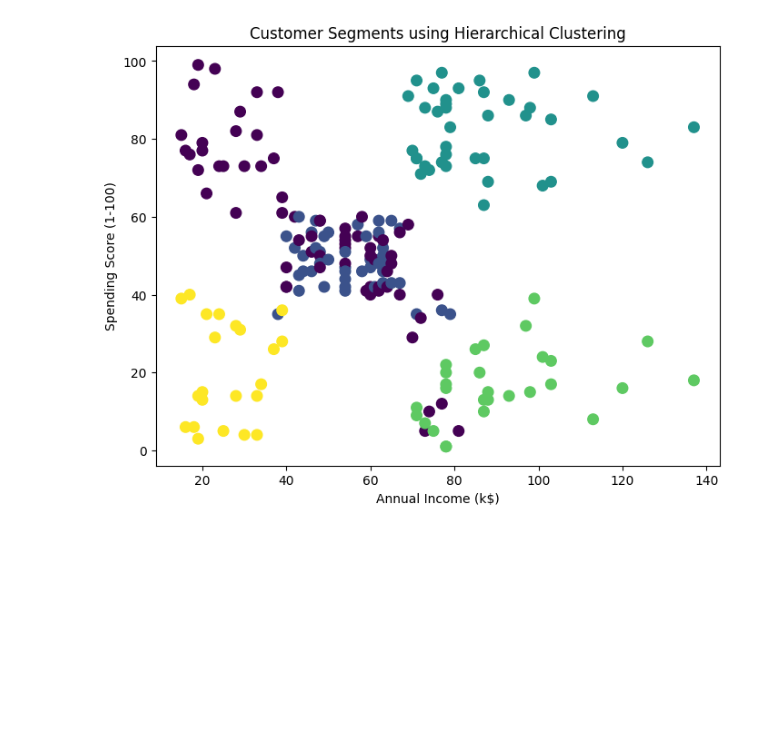
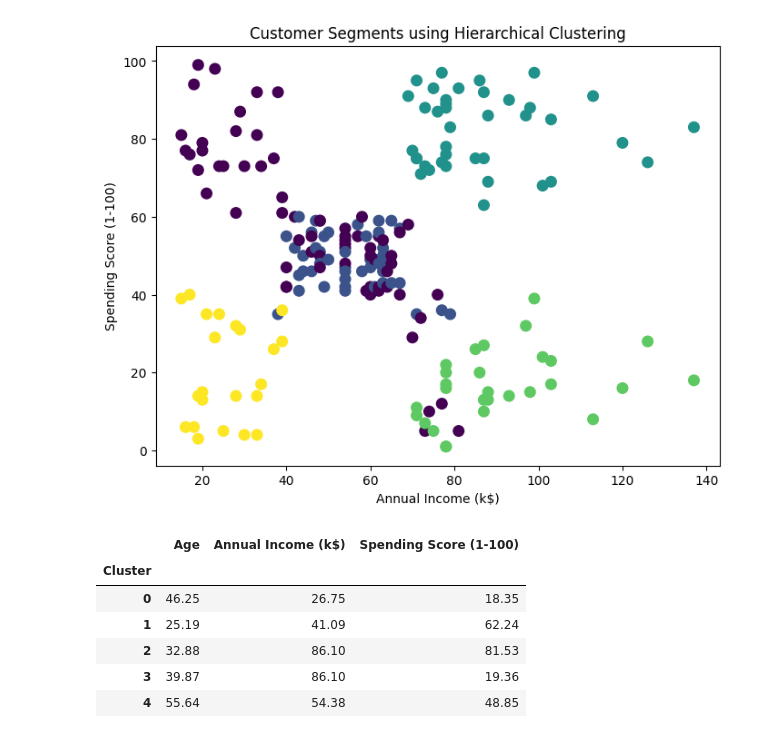
Before and after one commit to haneef333/customer-segmentation, a Jupyter notebook: notebooks/customer_segmentation.ipynb, the cells around one changed output. Cells and saved outputs as stored; diff of their text form; code cells hidden in the pictures; blank space fills up the shorter version.

Commit message:
docs: justify K=5 selection and name customer segments based on cluster averages

```diff
--- a/notebooks/customer_segmentation.ipynb
+++ b/notebooks/customer_segmentation.ipynb
@@ -367,3 +367,19 @@ plt.title("Customer Segments using Hierarchical Clustering")
 plt.show()
 # %% [output]
 [figure]
+# %%
+cluster_profile = df.groupby("Cluster")[[
+    "Age",
+    "Annual Income (k$)",
+    "Spending Score (1-100)"
+]].mean().round(2)
+
+cluster_profile
+# %% [output]
+|  | Age | Annual Income (k$) | Spending Score (1-100) |
+| Cluster |  |  |  |
+| 0 | 46.25 | 26.75 | 18.35 |
+| 1 | 25.19 | 41.09 | 62.24 |
+| 2 | 32.88 | 86.10 | 81.53 |
+| 3 | 39.87 | 86.10 | 19.36 |
+| 4 | 55.64 | 54.38 | 48.85 |
```
Also changed, not shown: 1 other file.
